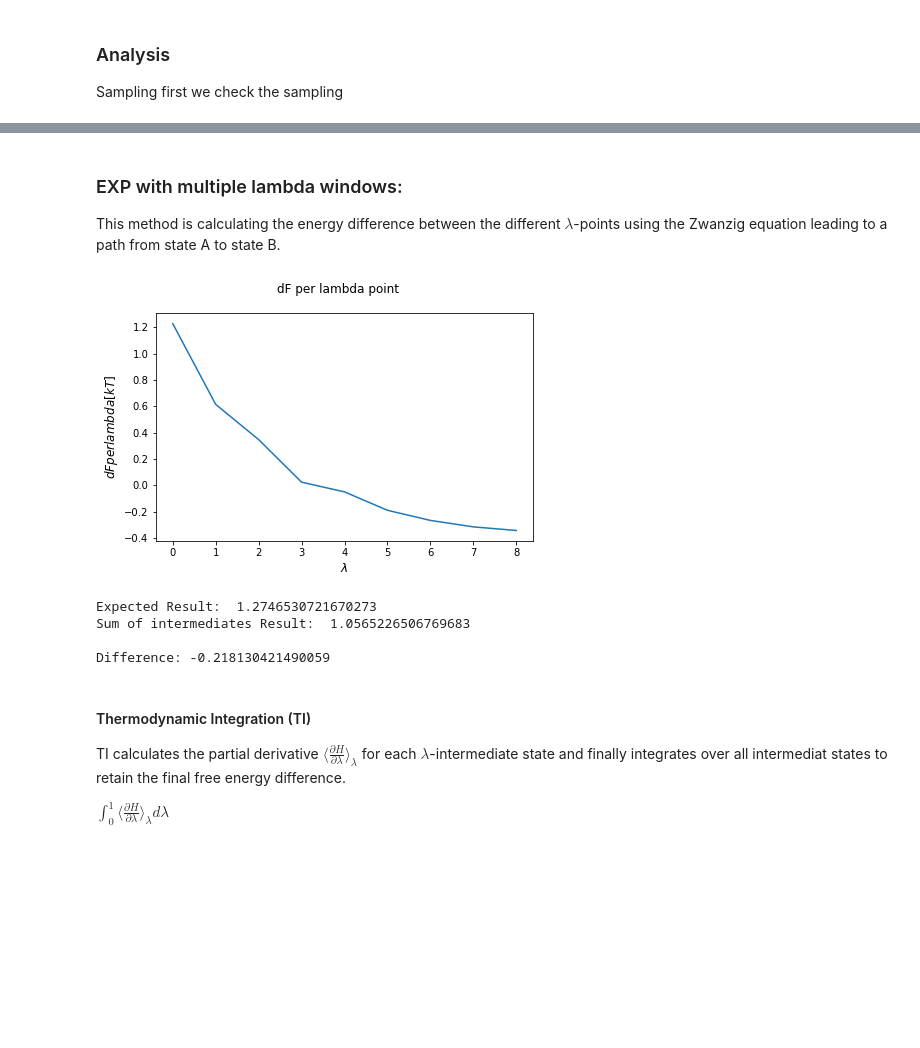
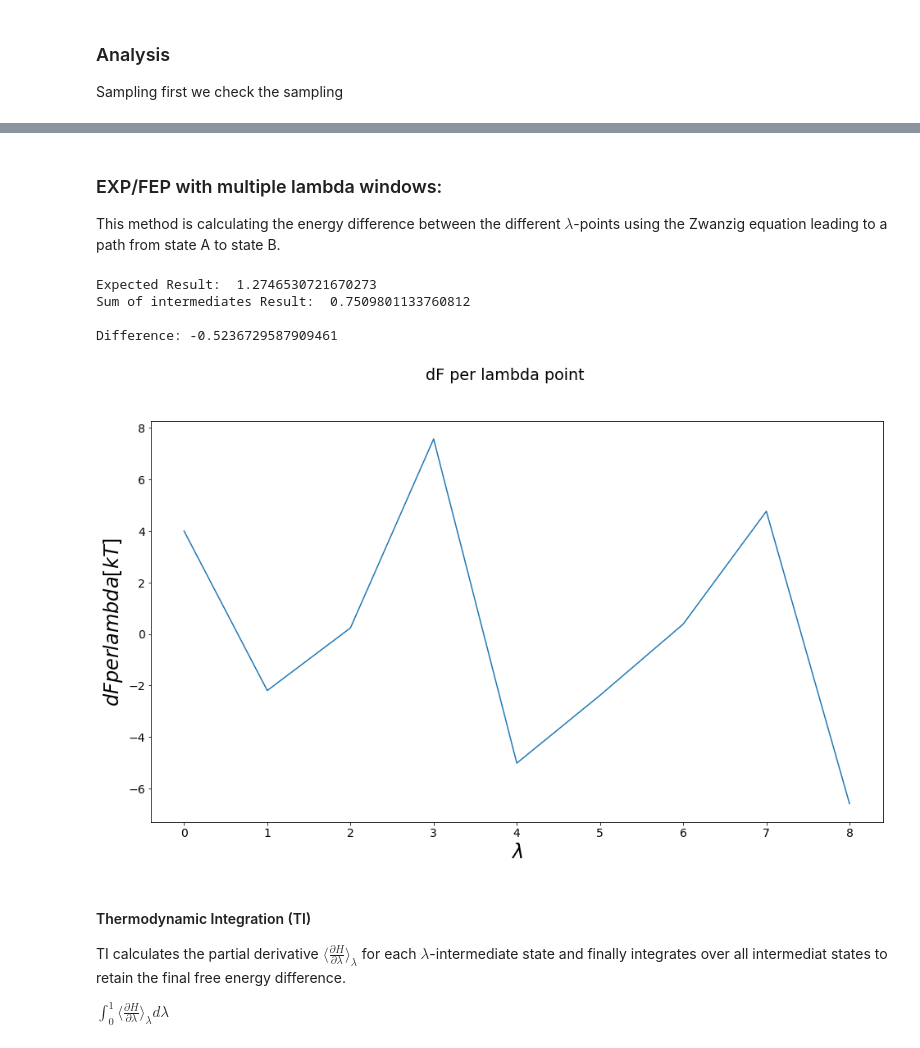
Before and after one commit to rinikerlab/Ensembler, a Jupyter notebook: examples/Example_FreeEnergyCalculationSimulation.ipynb, the cells around one changed output, grey strips where cells are left out. Cells and saved outputs as stored; diff of their text form; code cells hidden in the pictures; blank space fills up the shorter version.

```diff
--- a/examples/Example_FreeEnergyCalculationSimulation.ipynb
+++ b/examples/Example_FreeEnergyCalculationSimulation.ipynb
@@ -155,11 +163,7 @@ If the phase space overlap of both states is high, we could sample all the impor
 Now we build first the two systems and run the simulations.
 # %%
 #Simulate the two states:
-steps = simulation_steps_total_per_approach
-equilibration_steps = 100
-
 ##Build Systems
-
 systemA = system(potential=V_A, sampler=sampler, temperature=temperature)
 systemB = system(potential=V_B, sampler=sampler, temperature=temperature)
 
@@ -205,9 +210,6 @@ with f as fermi function:
 $dF_{ij_{BAR}}$ is calculated iterativley with $ddF_{ij_{BAR}}(V_i, V_j)$, till convergence
 # %%
 #Simulate the two states:
-steps = simulation_steps_total_per_approach
-equilibration_steps = 100
-
 ##Build Systems
 
 systemA = system(potential=V_A, sampler=sampler, temperature=temperature)
@@ -234,15 +236,15 @@ from ensembler import visualisation
 positions = np.linspace(-10,10, 100)
 fig, ax = plt.subplots(ncols=1, figsize=visualisation.figsize_doubleColumn)
 ax = list([ax])
-traj_pos = list(system1.trajectory.position)
-ax[0].plot(positions, system1.potential.ene(positions), c="grey", label="state A", zorder=-10)
+traj_pos = list(systemA.trajectory.position)
+ax[0].plot(positions, systemA.potential.ene(positions), c="grey", label="state A", zorder=-10)
 ene = systemA.potential.ene(traj_pos)
 ax[0].scatter(traj_pos, ene, c="C0",alpha=0.8, label="simulation state A",s=8)
 ax[0].set_ylim([0,8])
 
 positions = np.linspace(-10,10, 100)
-traj_pos = list(system2.trajectory.position)
-ax[0].plot(positions, system2.potential.ene(positions), c="black", label="state B", zorder=-10)
+traj_pos = list(systemB.trajectory.position)
+ax[0].plot(positions, systemB.potential.ene(positions), c="black", label="state B", zorder=-10)
 ene = systemB.potential.ene(traj_pos)
 ax[0].scatter(traj_pos, ene, c="C2",alpha=0.8, label="simulation state B",s=8)
 
@@ -252,5 +254,5 @@ ax[0].set_xlabel("r")
 ax[0].set_ylabel("$V/[kT]$")
 ax[0].legend()
 ax[0].set_title("single state simulations")
-fig.savefig("freeEnergyPertubation.pdf")
+#fig.savefig("freeEnergyPertubation.pdf")
 # %% [output]
@@ -323,12 +340,9 @@ Text(0.5, 1.0, 'Sampled Potentials')
 # %%
-steps = int(simulation_steps_total_per_approach)#//(lambda_points)
-equilibration_steps = 30
-print(steps)
 perturbed_system = perturbedSystem(potential=V_perturbed, sampler=sampler, temperature=temperature)
 
 system_trajs = {}
 for lam in lambda_windows:
-    perturbed_system.set_lambda(lam)
+    perturbed_system.lam =lam
     perturbed_system.simulate(steps, withdraw_traj=True, init_system=True)
     system_trajs.update({lam: perturbed_system.trajectory})
 # %% [markdown]
@@ -380,44 +392,42 @@ fig.savefig("linear_coupled.pdf")
 # %% [markdown]
-### EXP with multiple lambda windows:
+### EXP/FEP with multiple lambda windows:
 This method is calculating the energy difference between the different $\lambda$-points using the Zwanzig equation leading to a path from state A to state B.
 # %%
 dA_i_fw = []
 zwanz = zwanzigEquation()
 all_lams = list(sorted(list(system_trajs.keys())))
 for lamI, lamJ in zip(all_lams, all_lams[1:]):
     trajI = system_trajs[lamI]
     trajJ = system_trajs[lamJ]
 
     Vi_fw = trajI.total_potential_energy
     Vj_fw = trajJ.total_potential_energy
 
 
     dF_zwanzig_fw = zwanz.calculate(Vi=Vi_fw, Vj=Vj_fw)
 
     dA_i_fw.append(dF_zwanzig_fw)
 
 fig, axes = plt.subplots(ncols=1, figsize=visualisation.figsize_doubleColumn)
 axes.plot(dA_i_fw)
 axes.set_ylabel("$dFper lambda [kT]$")
 axes.set_xlabel("$\lambda$")
 
 fig.suptitle("dF per lambda point")
 
-plt.show()
-
-dF_FEP_10lambda = np.sum(dA_i_fw)
+dF_AB_FEP_10lambda = np.sum(dA_i_fw)
 
 print()
-print("Expected Result: ", dF_expected)
-print("Sum of intermediates Result: ", dF_FEP_10lambda)
+print("Expected Result: ", dF_AB_expected)
+print("Sum of intermediates Result: ", dF_AB_FEP_10lambda)
 print()
-print("Difference:", dF_FEP_10lambda - dF_expected)
+print("Difference:", dF_AB_FEP_10lambda - dF_AB_expected)
 # %% [output]
+Expected Result:  1.2746530721670273
+Sum of intermediates Result:  0.7509801133760812
+
+Difference: -0.5236729587909461
-[figure, old version]
+[figure, new version]
-Expected Result:  1.2746530721670273
-Sum of intermediates Result:  1.0565226506769683
-
-Difference: -0.218130421490059
 # %% [markdown]
 #### Thermodynamic Integration (TI)
 TI calculates the partial derivative $\langle \frac{\partial H}{\partial \lambda} \rangle_\lambda  $ for each $\lambda$-intermediate state and finally integrates over all intermediat states to retain the final free energy difference.
```
Also changed, not shown: parts of 87 cells of this notebook.
